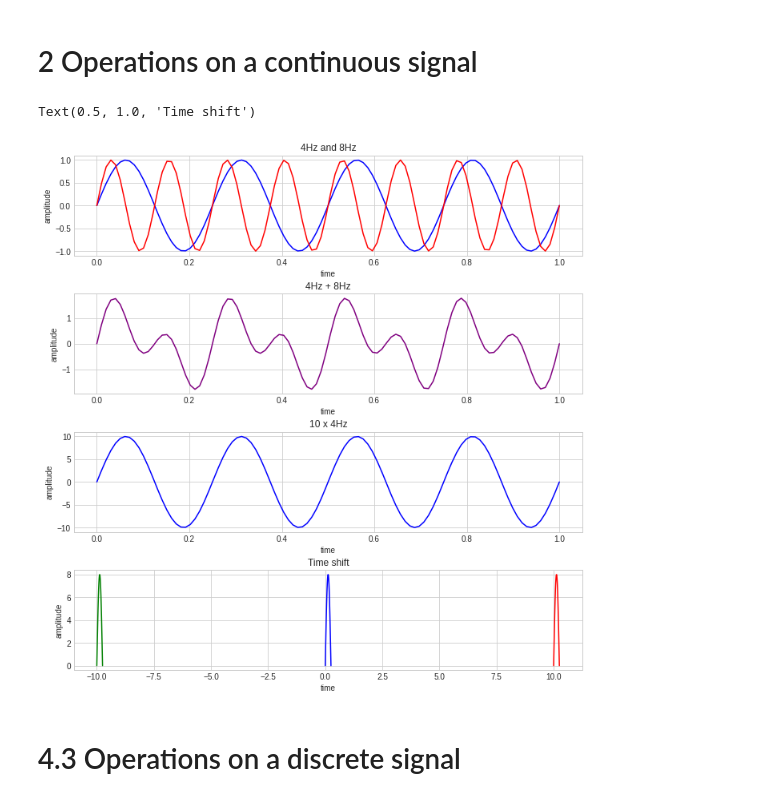
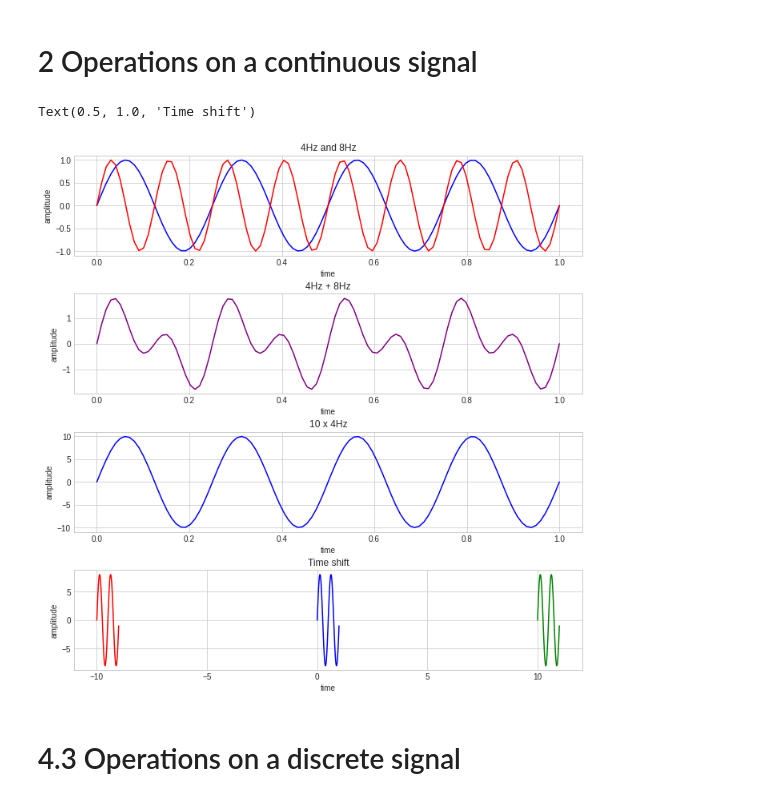
Before and after one commit to akraradets/2020AugSignalProcessing, a Jupyter notebook: lab/lab-1/lab1.ipynb, the cells around one changed output. Cells and saved outputs as stored; diff of their text form; code cells hidden in the pictures.

```diff
--- a/lab/lab-1/lab1.ipynb
+++ b/lab/lab-1/lab1.ipynb
@@ -241,39 +241,39 @@ s2 = np.sin(t * 2 * pi * 8) #8Hz
 fig, ax = createSubplot(4)
 ax[0].plot(t,s1, color='blue')
 ax[0].plot(t,s2, color='red')
 ax[0].set_xlabel('time')
 ax[0].set_ylabel('amplitude')
 ax[0].set_title('4Hz and 8Hz')
 
 # 2. Plot the addition and multiplication of these signals with each other.
 ax[1].plot(t,s1 + s2, color='purple')
 ax[1].set_xlabel('time')
 ax[1].set_ylabel('amplitude')
 ax[1].set_title('4Hz + 8Hz')
 
 # 3. Plot the amplified signal for 4Hz if the scaling factor k is 10.
 ax[2].plot(t,10*s1, color='blue')
 ax[2].set_xlabel('time')
 ax[2].set_ylabel('amplitude')
 ax[2].set_title('10 x 4Hz')
 
 # 4. Plot these time shifted signals for 0 to π with 0.01 increments with 2Hz. A = 8sin(2πf t)B =
 # 8sin(2πf(t + 10))C = 8sin(2πf(t − 10))
-t = np.arange(0,0.26,0.01)
+t = np.arange(0,1,0.01)
 # print(t)
 f = 2 #Hz
 A = 8 * np.sin(2 * pi * f * t)
-B = 8 * np.sin(2 * pi * f * (t+10))
-C = 8 * np.sin(2 * pi * f * (t-10))
+B = 8 * np.sin(2 * pi * f * (t-(10)))
+C = 8 * np.sin(2 * pi * f * (t-(-10)))
 ax[3].plot(t,A, color='blue')
-ax[3].plot(t+10,B, color='red')
-ax[3].plot(t-10,C, color='green')
+ax[3].plot(t-(10),B, color='red')
+ax[3].plot(t-(-10),C, color='green')
 ax[3].set_xlabel('time')
 ax[3].set_ylabel('amplitude')
 ax[3].set_title('Time shift')
 # %% [output]
 Text(0.5, 1.0, 'Time shift')
-[figure, old version]
+[figure, new version]
 # %% [markdown]
 # 4.3 Operations on a discrete signal
 # %%
```
Also changed, not shown: parts of 1 cell of this notebook, 2 other files.
